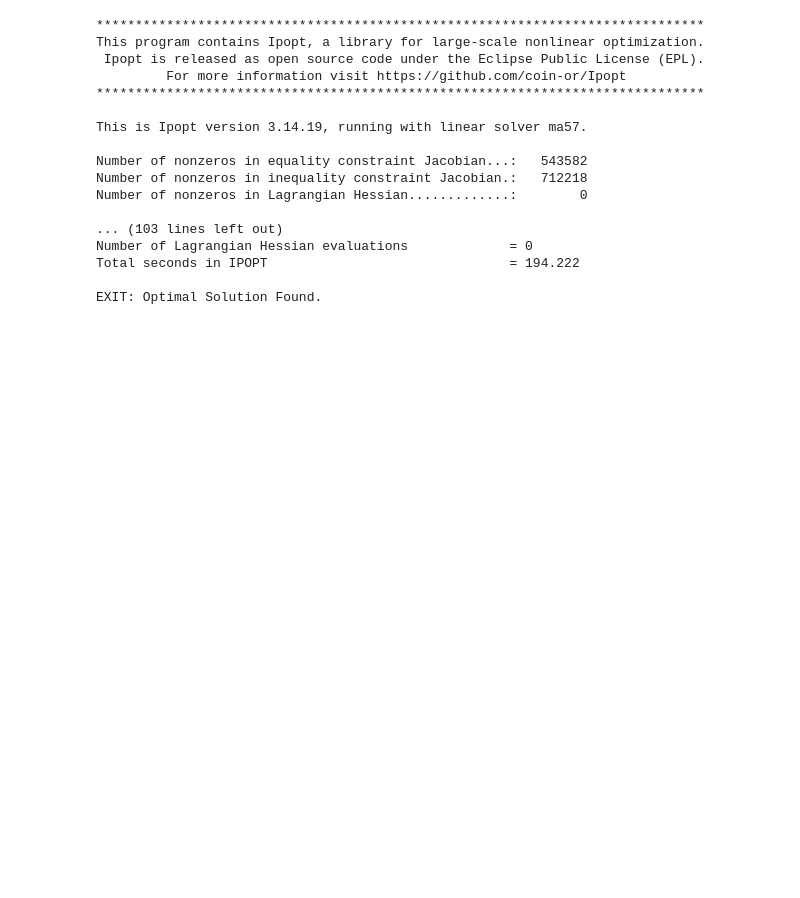
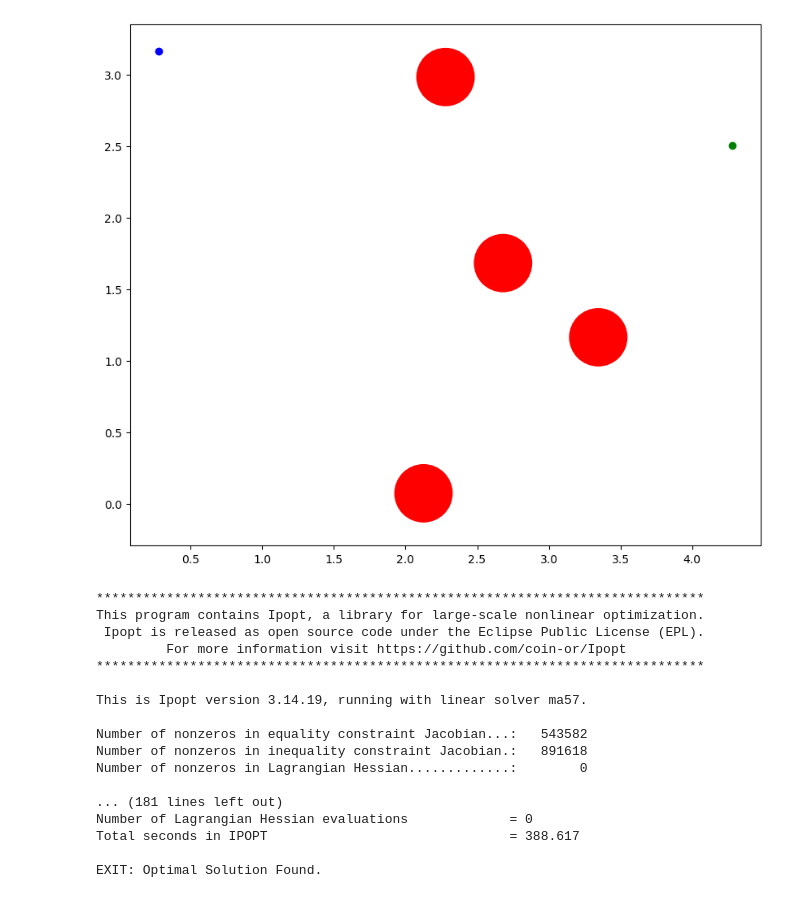
Before and after one commit to robomechanics/usv-testing, a Jupyter notebook: gen_dircol_traj.ipynb, the cells around one changed output. Saved outputs shown, nothing was run; the diff lists cells and outputs as text; code cells hidden in the pictures; blank space fills up the shorter version.

```diff
--- a/gen_dircol_traj.ipynb
+++ b/gen_dircol_traj.ipynb
@@ -7,32 +7,70 @@ from controller import TrajOpt
 # %%
 # Simulation variables
 N = 100
 dt = 0.1
 ns = 6
 nu = 3
 
 # Cost matrices
 Qvec = 3*np.ones(ns)
-Rvec = 0.1*np.ones(nu)
+Rvec = 1*np.ones(nu)
 Qfvec = 10*np.ones(ns)
 
 # Problem Definition
 s0 = np.zeros(6)
+s0[0] = np.random.uniform(low=0, high=1)
+s0[1] = np.random.uniform(low=0, high=5)
+s0[2] = np.random.uniform(low=0, high=np.pi/2)
+
 sf = np.zeros(6)
-sf[0] = 1
-sf[1] = 1
-sf[2] = np.pi/2
+sf[0] = np.random.uniform(low=4, high=5) # random uniform between 0-1 and 4-5
+sf[1] = np.random.uniform(low=0, high=5) # random uniform between 0-5
+sf[2] = np.random.uniform(low=0, high=2*np.pi) #random uniform between 0-2pi
 
-# obstacles
-num_obstacles = 2
+# Obstacles - random generate number of obstacles (1-4) and center position.
+# Check that no two obstacles overlap (have a center to center distance < 0.5)
+# obstacles should be generated in the area between x 0-5 and y 1.5-3.5
+num_obstacles = np.random.randint(2, 8)
 obstacles = np.zeros((num_obstacles,3))
-obstacles[0] = [0.25, 0.25, 0.1]
-obstacles[1] = [0.75, 0.75, 0.1]
+
+for i in range(num_obstacles):
+    obstacle_candidate = [np.random.uniform(low=1.5, high=3.5),
+                          np.random.uniform(low=0, high=5),
+                          0.2]
+    sufficient = False
+    while not sufficient:
+        checks = np.zeros(num_obstacles)
+
+        for j in range(num_obstacles):
+            obstacle = obstacles[j]
+            if np.linalg.norm(obstacle - obstacle_candidate) < 0.6:
+                checks[j] = 1
+
+        if int(sum(checks)) == 0:
+            sufficient = True
+        else:
+            obstacle_candidate = [np.random.uniform(low=1.5, high=3.5),
+                                  np.random.uniform(low=0, high=5),
+                                  0.2]
+    obstacles[i] = obstacle_candidate
+
+fig, axes = plt.subplots(1, 1, figsize=(10, 10))
+
+for obstacle in obstacles:
+    obs_x, obs_y, obs_r = obstacle
+    circle = plt.Circle((obs_x, obs_y), obs_r, color='r')
+    axes.add_patch(circle)
+axes.set_aspect('equal', adjustable='box')
+axes.scatter(s0[0], s0[1], color='b')
+axes.scatter(sf[0], sf[1], color='g')
+
+plt.show()
 
 model = VesselModel(mismatch=False)
 trajoptimizer = TrajOpt(model, N, ns, nu, dt, Qvec, Rvec, Qfvec, s0, sf, obstacles)
 trajoptimizer.exec_trajopt()
 # %% [output]
+[figure, added]
 ******************************************************************************
 This program contains Ipopt, a library for large-scale nonlinear optimization.
  Ipopt is released as open source code under the Eclipse Public License (EPL).
@@ -42,11 +80,11 @@ This program contains Ipopt, a library for large-scale nonlinear optimization.
 This is Ipopt version 3.14.19, running with linear solver ma57.
 
 Number of nonzeros in equality constraint Jacobian...:   543582
-Number of nonzeros in inequality constraint Jacobian.:   712218
+Number of nonzeros in inequality constraint Jacobian.:   891618
 Number of nonzeros in Lagrangian Hessian.............:        0
 
-... (103 lines left out)
+... (181 lines left out)
 Number of Lagrangian Hessian evaluations             = 0
-Total seconds in IPOPT                               = 194.222
+Total seconds in IPOPT                               = 388.617
 
 EXIT: Optimal Solution Found.
```
Also changed, not shown: parts of 1 cell of this notebook, 6 other files.
